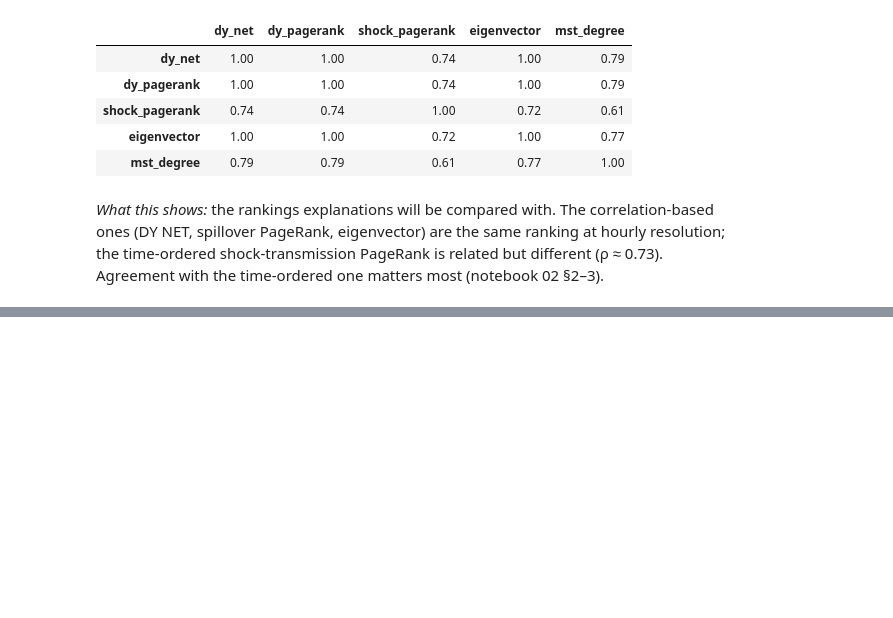
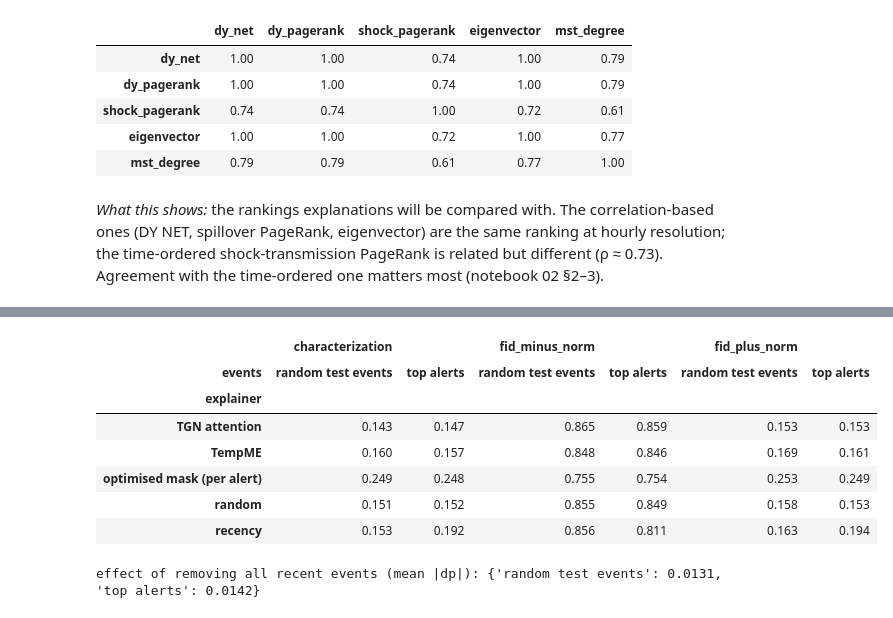
Before and after one commit to da-ksh-esh/CryptoGraph, a Jupyter notebook: notebooks/04_tempme_explanations.ipynb, the cells around one changed output, grey strips where cells are left out. Cells and saved outputs as stored; diff of their text form; code cells hidden in the pictures; blank space fills up the shorter version.

```diff
--- a/notebooks/04_tempme_explanations.ipynb
+++ b/notebooks/04_tempme_explanations.ipynb
@@ -71,0 +129,11 @@ PageRank is related but different (ρ ≈ 0.73). Agreement with the time-ordered
+# %%
+f = fid.copy()
+fig = px.line(f, x="kept_events", y="characterization", color="explainer", facet_col="events", markers=True,
+              title="Characterization score by number of events in the explanation (higher is better)")
+fig.update_layout(height=420)
+fig.show()
+k3 = f[f["kept_events"] == 3].pivot_table(index="explainer", columns="events",
+                                          values=["fid_plus_norm", "fid_minus_norm", "characterization"])
+display(k3.round(3))
+print("effect of removing all recent events (mean |dp|):", f.groupby("events")["empty_effect"].first().round(4).to_dict())
+# %% [output]
@@ -71,0 +141,9 @@ PageRank is related but different (ρ ≈ 0.73). Agreement with the time-ordered
+|  | characterization |  | fid_minus_norm |  | fid_plus_norm |  |
+| events | random test events | top alerts | random test events | top alerts | random test events | top alerts |
+| explainer |  |  |  |  |  |  |
+| TGN attention | 0.143 | 0.147 | 0.865 | 0.859 | 0.153 | 0.153 |
+| TempME | 0.160 | 0.157 | 0.848 | 0.846 | 0.169 | 0.161 |
+| optimised mask (per alert) | 0.249 | 0.248 | 0.755 | 0.754 | 0.253 | 0.249 |
+| random | 0.151 | 0.152 | 0.855 | 0.849 | 0.158 | 0.153 |
+| recency | 0.153 | 0.192 | 0.856 | 0.811 | 0.163 | 0.194 |
+effect of removing all recent events (mean |dp|): {'random test events': 0.0131, 'top alerts': 0.0142}
```
Also changed, not shown: parts of 25 cells of this notebook, 8 other files.
